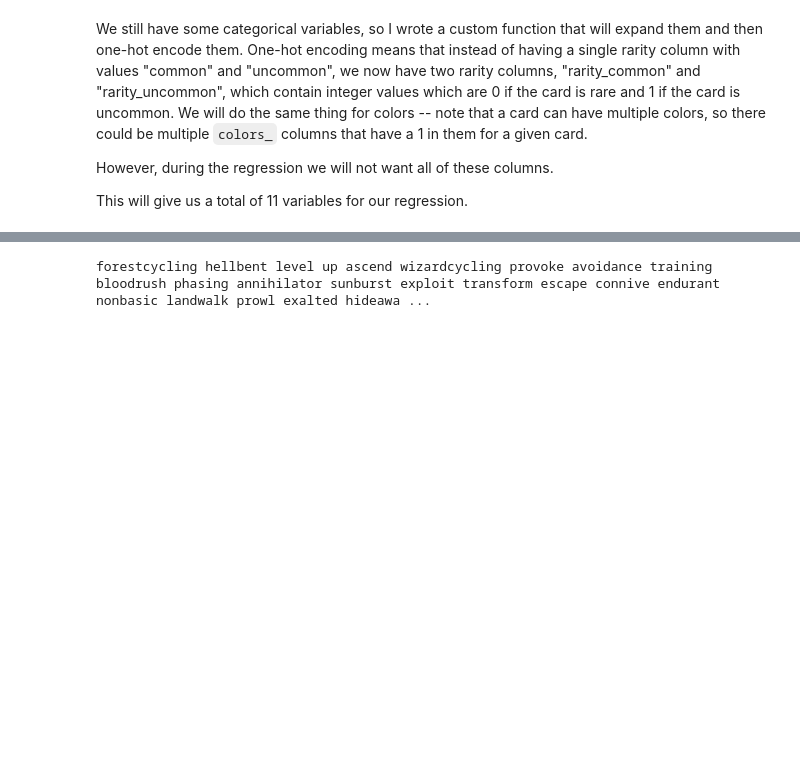
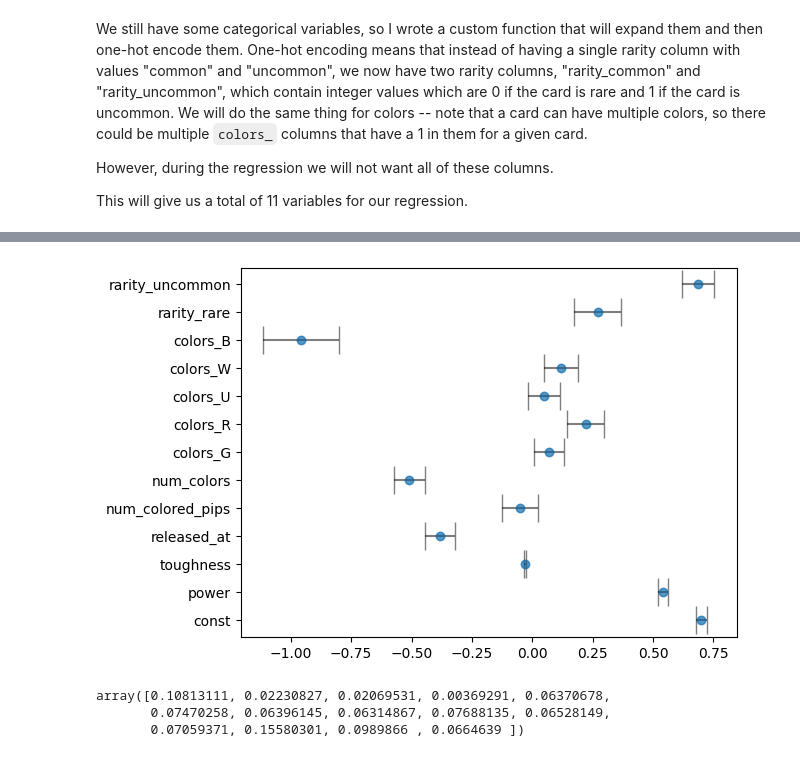
Before and after one commit to Innoviox/mtg-analyzer, a Jupyter notebook: mtganalyzer.ipynb, the cells around one changed output, grey strips where cells are left out. Cells and saved outputs as stored; diff of their text form; code cells hidden in the pictures; blank space fills up the shorter version.

```diff
--- a/mtganalyzer.ipynb
+++ b/mtganalyzer.ipynb
@@ -246,0 +247,14 @@ rarity_uncommon Coefficient: 0.27015713063015967
+# %%
+import statsmodels.api as sm
+X = sm.add_constant(X)
+# X = np.asarray(X)
+# y = np.asarray(y)
+# X = X[~X.isnull().any(axis=1)]
+# y = y[~y.isnull()]
+
+
+# Fit the model using OLS (ordinary least squares)
+model = sm.OLS(np.asarray(y, dtype=int), np.asarray(X, dtype=int)).fit()
+
+# Print the summary of the model, which includes the standard errors of the coefficients
+print(model.summary())
@@ -247,3 +279,36 @@ rarity_uncommon Coefficient: 0.27015713063015967
+# %%
+# coefficients =
+c = []
+cn = []
+# cn.append("Intercept")
+# c.append(reg2.intercept_)
+errors = []
+standard_errors = model
+# print("Intercept:", reg2.intercept_)
+for i, (name, coef) in enumerate(zip(X.columns, reg2.coef_)):
+#     print(f"{name} Coefficient: {coef}")
+    c.append(coef)
+    cn.append(name)
+    errors.append(model.bse[i + 1])
+
+fig, ax = plt.subplots()
+# Create the scatter plot
+ax.scatter(c, cn, alpha=0.5)
+
+# Show the plot
+# Create the scatter plot with error bars
+ax.errorbar(c, cn, xerr=errors, fmt='o', alpha=0.5, ecolor='black', capsize=10)
+
+# Show the plot
+plt.show()
+# %% [output]
+[figure, added]
+# %%
+model.bse
+# %% [output]
+array([0.10813111, 0.02230827, 0.02069531, 0.00369291, 0.06370678,
+       0.07470258, 0.06396145, 0.06314867, 0.07688135, 0.06528149,
+       0.07059371, 0.15580301, 0.0989866 , 0.0664639 ])
 # %%
 x = set()
 for i, row in df.iterrows():
@@ -254,8 +319,6 @@ for i, row in df.iterrows():
         x = x.union([i for i in row['keywords'] if ' ' not in i])
 keyword_soup = ' '.join(x).lower()
 print(keyword_soup)
-# %% [output]
-forestcycling hellbent level up ascend wizardcycling provoke avoidance training bloodrush phasing annihilator sunburst exploit transform escape connive endurant nonbasic landwalk prowl exalted hideawa ...
 # %%
 removes = [r'\(.*?\)', r'\{.*?\}', r'—[^ ][^\n]*', r'(P|p)rotection(?! F)[^\n]*', r'\d*', r'Prototype[^\n]*']
 #r'—[^{][^T][^\n]*',
```
Also changed, not shown: parts of 9 cells of this notebook.
